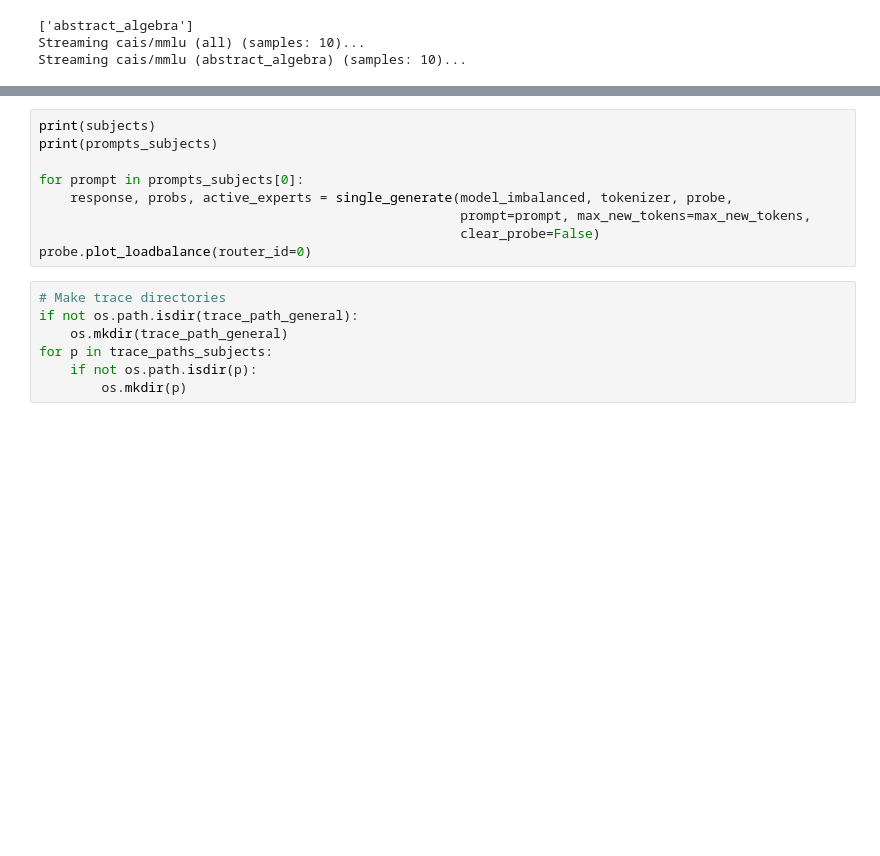
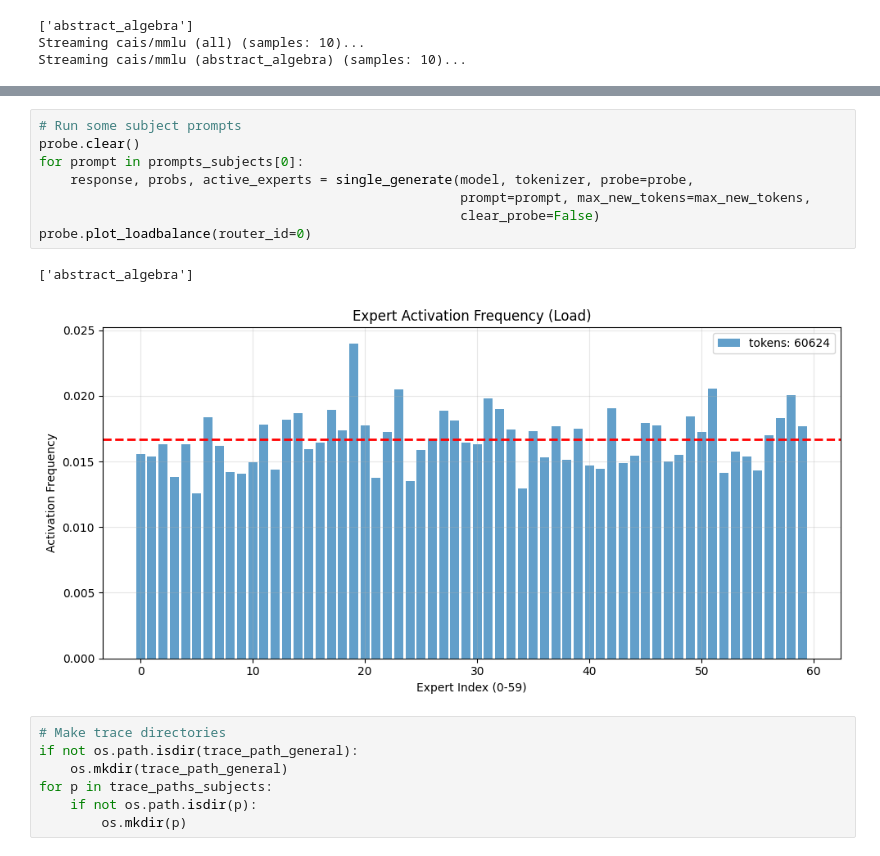
Before and after one commit to deveringham/moe-experiments, a Jupyter notebook: experiments_vllm_subject_skew.ipynb, the cells around one changed output, grey strips where cells are left out. Saved outputs shown, nothing was run; the diff lists cells and outputs as text; blank space fills up the shorter version.

```diff
--- a/experiments_vllm_subject_skew.ipynb
+++ b/experiments_vllm_subject_skew.ipynb
@@ -40,12 +44,14 @@ ValueError: Some modules are dispatched on the CPU or the disk. Make sure you ha
 # %%
-print(subjects)
-print(prompts_subjects)
-
+# Run some subject prompts
+probe.clear()
 for prompt in prompts_subjects[0]:
-    response, probs, active_experts = single_generate(model_imbalanced, tokenizer, probe,
+    response, probs, active_experts = single_generate(model, tokenizer, probe=probe,
                                                       prompt=prompt, max_new_tokens=max_new_tokens,
                                                       clear_probe=False)
 probe.plot_loadbalance(router_id=0)
+# %% [output]
+['abstract_algebra']
+[figure, added]
 # %%
 # Make trace directories
 if not os.path.isdir(trace_path_general):
```
Also changed, not shown: parts of 3 cells of this notebook, 6 other files.
